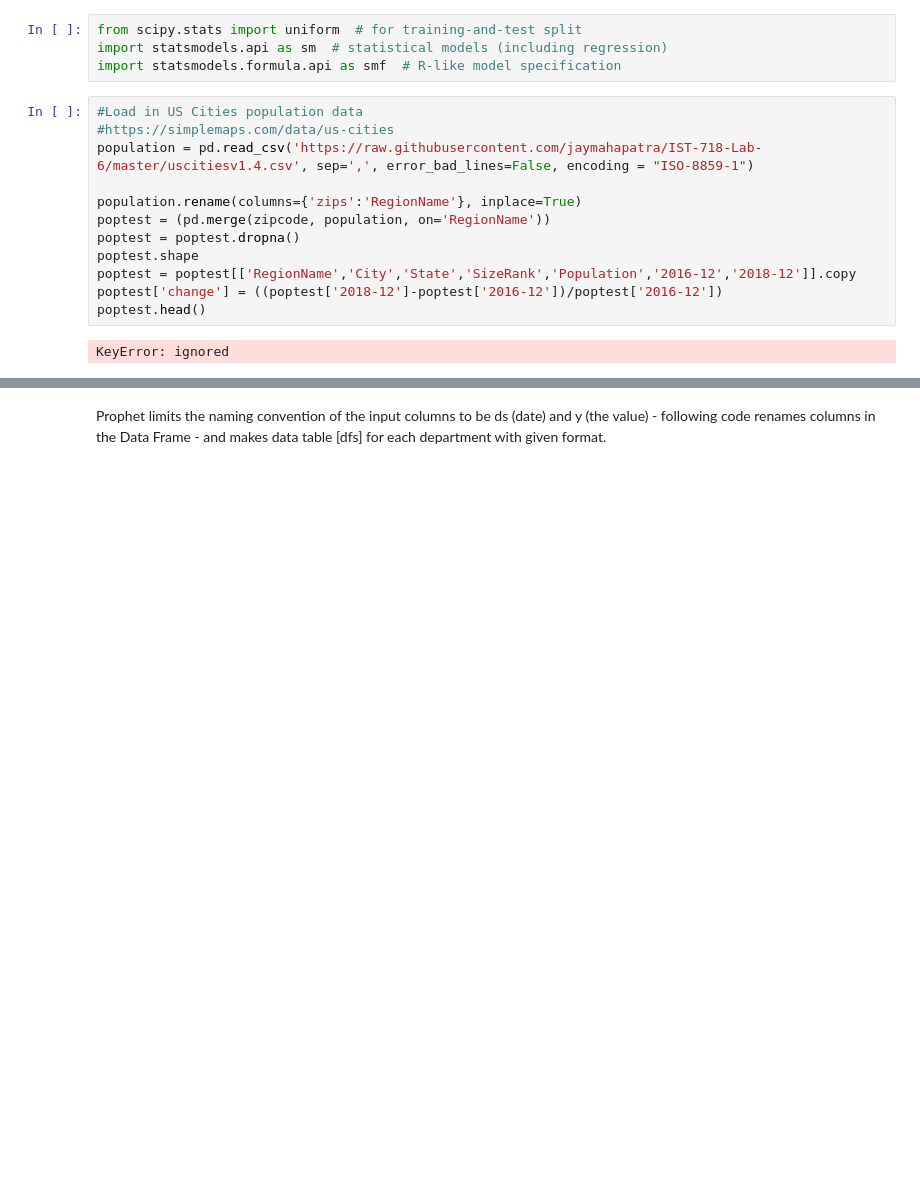
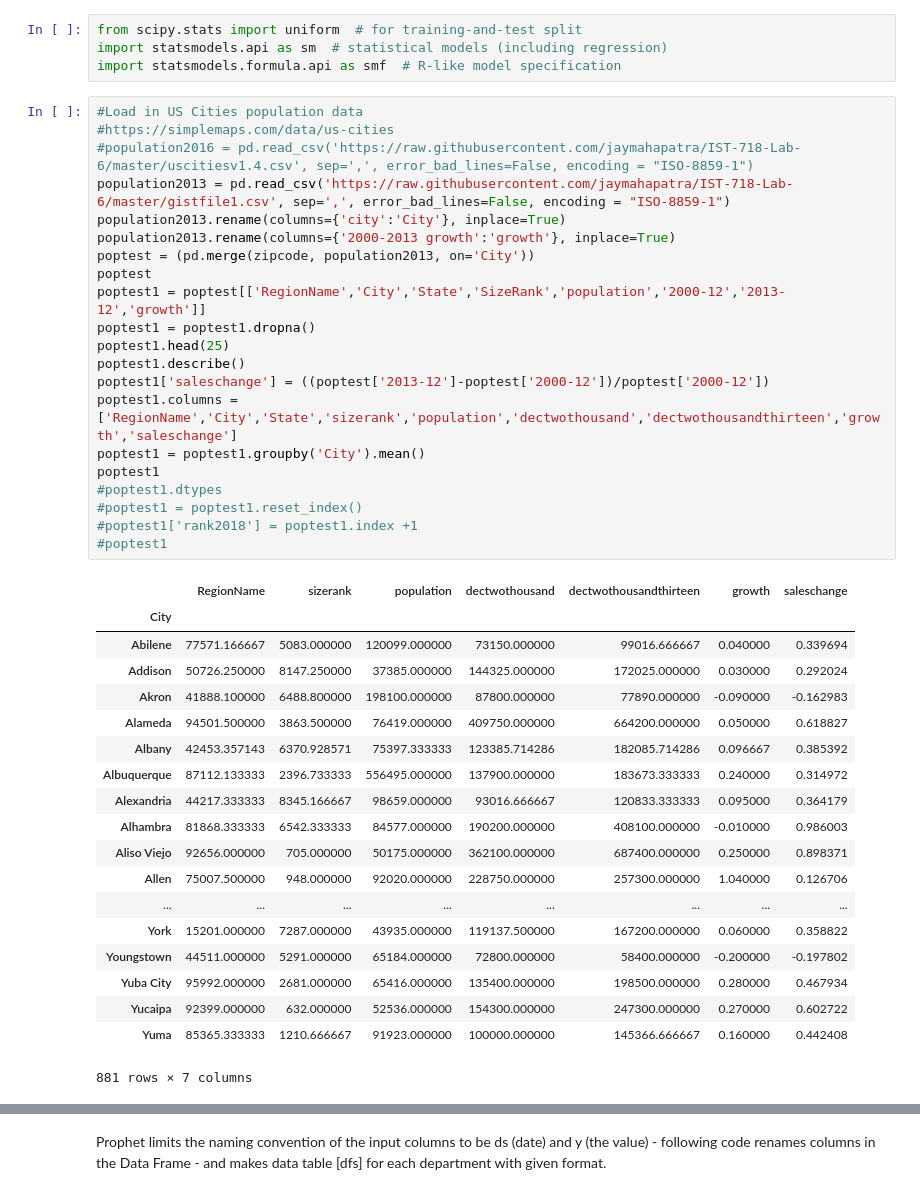
Before and after one commit to jaymahapatra/IST-718-Lab-6, a Jupyter notebook: Lab 6.ipynb, the cells around one changed output, grey strips where cells are left out. Cells and saved outputs as stored; diff of their text form; blank space fills up the shorter version.

```diff
--- a/Lab 6.ipynb
+++ b/Lab 6.ipynb
@@ -240,14 +240,41 @@ import statsmodels.formula.api as smf  # R-like model specification
 # %%
 #Load in US Cities population data
 #https://simplemaps.com/data/us-cities
-population = pd.read_csv('https://raw.githubusercontent.com/jaymahapatra/IST-718-Lab-6/master/uscitiesv1.4.csv', sep=',', error_bad_lines=False, encoding = "ISO-8859-1")
-
-population.rename(columns={'zips':'RegionName'}, inplace=True)
-poptest = (pd.merge(zipcode, population, on='RegionName'))
-poptest = poptest.dropna()
-poptest.shape
-poptest = poptest[['RegionName','City','State','SizeRank','Population','2016-12','2018-12']].copy
-poptest['change'] = ((poptest['2018-12']-poptest['2016-12'])/poptest['2016-12'])
-poptest.head()
+#population2016 = pd.read_csv('https://raw.githubusercontent.com/jaymahapatra/IST-718-Lab-6/master/uscitiesv1.4.csv', sep=',', error_bad_lines=False, encoding = "ISO-8859-1")
+population2013 = pd.read_csv('https://raw.githubusercontent.com/jaymahapatra/IST-718-Lab-6/master/gistfile1.csv', sep=',', error_bad_lines=False, encoding = "ISO-8859-1")
+population2013.rename(columns={'city':'City'}, inplace=True)
+population2013.rename(columns={'2000-2013 growth':'growth'}, inplace=True)
+poptest = (pd.merge(zipcode, population2013, on='City'))
+poptest
+poptest1 = poptest[['RegionName','City','State','SizeRank','population','2000-12','2013-12','growth']]
+poptest1 = poptest1.dropna()
+poptest1.head(25)
+poptest1.describe()
+poptest1['saleschange'] = ((poptest['2013-12']-poptest['2000-12'])/poptest['2000-12'])
+poptest1.columns = ['RegionName','City','State','sizerank','population','dectwothousand','dectwothousandthirteen','growth','saleschange']
+poptest1 = poptest1.groupby('City').mean()
+poptest1
+#poptest1.dtypes
+#poptest1 = poptest1.reset_index()
+#poptest1['rank2018'] = poptest1.index +1
+#poptest1
 # %% [output]
+|  | RegionName | sizerank | population | dectwothousand | dectwothousandthirteen | growth | saleschange |
+| City |  |  |  |  |  |  |  |
+| Abilene | 77571.166667 | 5083.000000 | 120099.000000 | 73150.000000 | 99016.666667 | 0.040000 | 0.339694 |
+| Addison | 50726.250000 | 8147.250000 | 37385.000000 | 144325.000000 | 172025.000000 | 0.030000 | 0.292024 |
+| Akron | 41888.100000 | 6488.800000 | 198100.000000 | 87800.000000 | 77890.000000 | -0.090000 | -0.162983 |
+| Alameda | 94501.500000 | 3863.500000 | 76419.000000 | 409750.000000 | 664200.000000 | 0.050000 | 0.618827 |
+| Albany | 42453.357143 | 6370.928571 | 75397.333333 | 123385.714286 | 182085.714286 | 0.096667 | 0.385392 |
+| Albuquerque | 87112.133333 | 2396.733333 | 556495.000000 | 137900.000000 | 183673.333333 | 0.240000 | 0.314972 |
+| Alexandria | 44217.333333 | 8345.166667 | 98659.000000 | 93016.666667 | 120833.333333 | 0.095000 | 0.364179 |
+| Alhambra | 81868.333333 | 6542.333333 | 84577.000000 | 190200.000000 | 408100.000000 | -0.010000 | 0.986003 |
+| Aliso Viejo | 92656.000000 | 705.000000 | 50175.000000 | 362100.000000 | 687400.000000 | 0.250000 | 0.898371 |
+| Allen | 75007.500000 | 948.000000 | 92020.000000 | 228750.000000 | 257300.000000 | 1.040000 | 0.126706 |
+| ... | ... | ... | ... | ... | ... | ... | ... |
+| York | 15201.000000 | 7287.000000 | 43935.000000 | 119137.500000 | 167200.000000 | 0.060000 | 0.358822 |
+| Youngstown | 44511.000000 | 5291.000000 | 65184.000000 | 72800.000000 | 58400.000000 | -0.200000 | -0.197802 |
+| Yuba City | 95992.000000 | 2681.000000 | 65416.000000 | 135400.000000 | 198500.000000 | 0.280000 | 0.467934 |
+| Yucaipa | 92399.000000 | 632.000000 | 52536.000000 | 154300.000000 | 247300.000000 | 0.270000 | 0.602722 |
+| Yuma | 85365.333333 | 1210.666667 | 91923.000000 | 100000.000000 | 145366.666667 | 0.160000 | 0.442408 |
-KeyError: ignored
+881 rows × 7 columns
```
Also changed, not shown: parts of 3 cells of this notebook.
